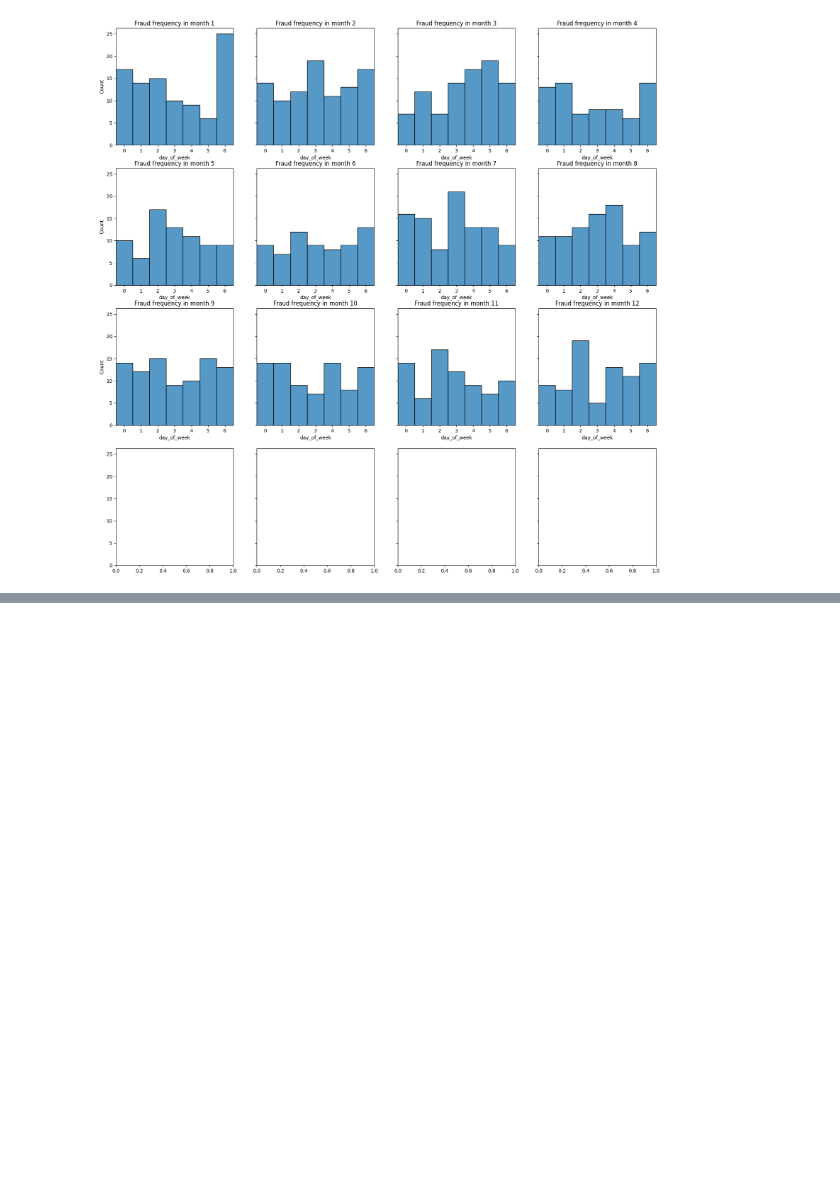
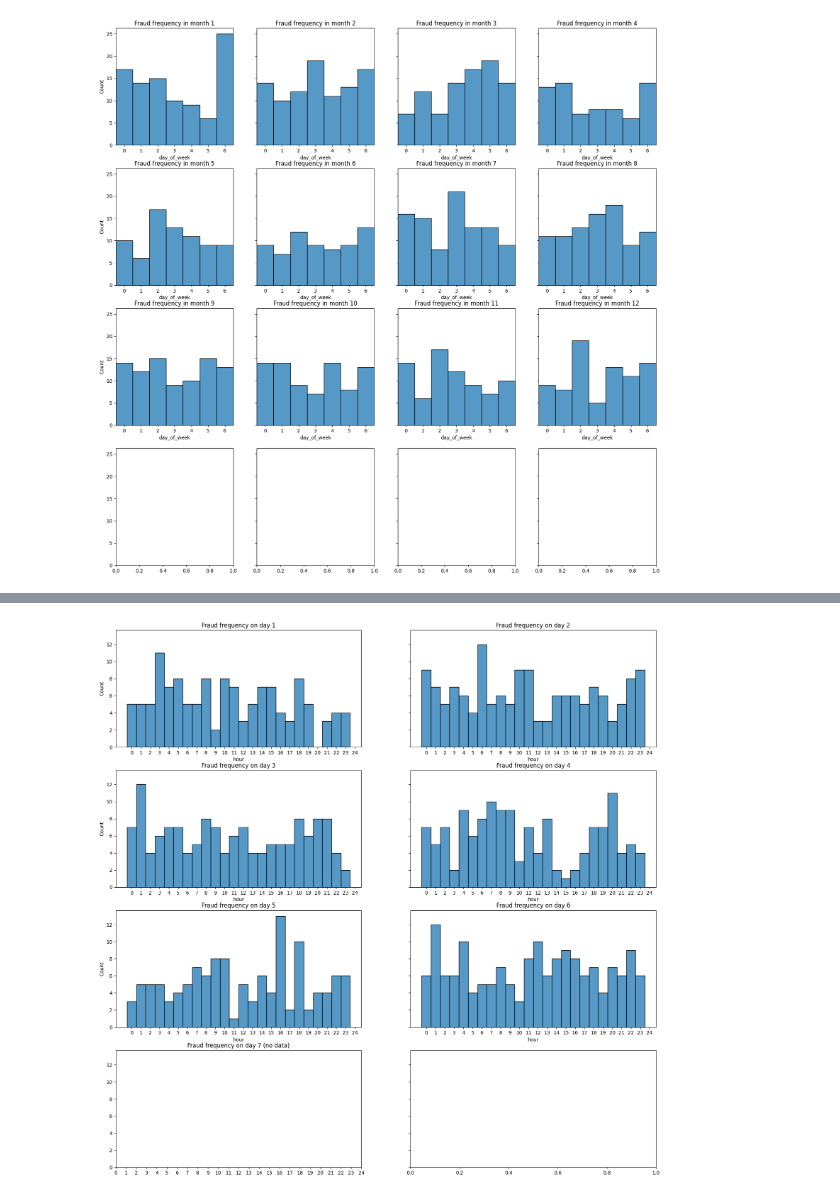
Before and after one commit to dalgurnawi/machine_learning, a Jupyter notebook: logistic_regression/data_exploration/data_exploration_datetime.ipynb, the cells around one changed output, grey strips where cells are left out. Saved outputs shown, nothing was run; the diff lists cells and outputs as text; code cells hidden in the pictures; blank space fills up the shorter version.

```diff
--- a/logistic_regression/data_exploration/data_exploration_datetime.ipynb
+++ b/logistic_regression/data_exploration/data_exploration_datetime.ipynb
@@ -204,0 +223,27 @@ for i, month in enumerate(range(1, 13)):   # months 1..12; adjust if your months
+# %%
+fig, axes = plt.subplots(4, 2, figsize=(20, 20), sharey=True)
+
+mask_base = df[df['IsFraud'] == 1]
+
+for i, day in enumerate(range(1, 8)):
+    ax = axes.flat[i]
+    subset = mask_base[mask_base['day_of_week'] == day]
+
+    if len(subset) == 0:
+        ax.set_title(f"Fraud frequency on day {day} (no data)")
+        ax.set_xticks(range(25))
+        #ax.set_xlim(-0.5, 6.5)
+        continue
+
+    sns.histplot(
+        data=subset,
+        x="hour",
+        discrete=True,
+        stat="count",
+        ax=ax
+    )
+    ax.set_title(f"Fraud frequency on day {day}")
+    ax.set_xticks(range(25))
+    #ax.set_xlim(-0.5, 6.5)
+# %% [output]
+[figure, added]
```
Also changed, not shown: parts of 6 cells of this notebook, 3 other files.
